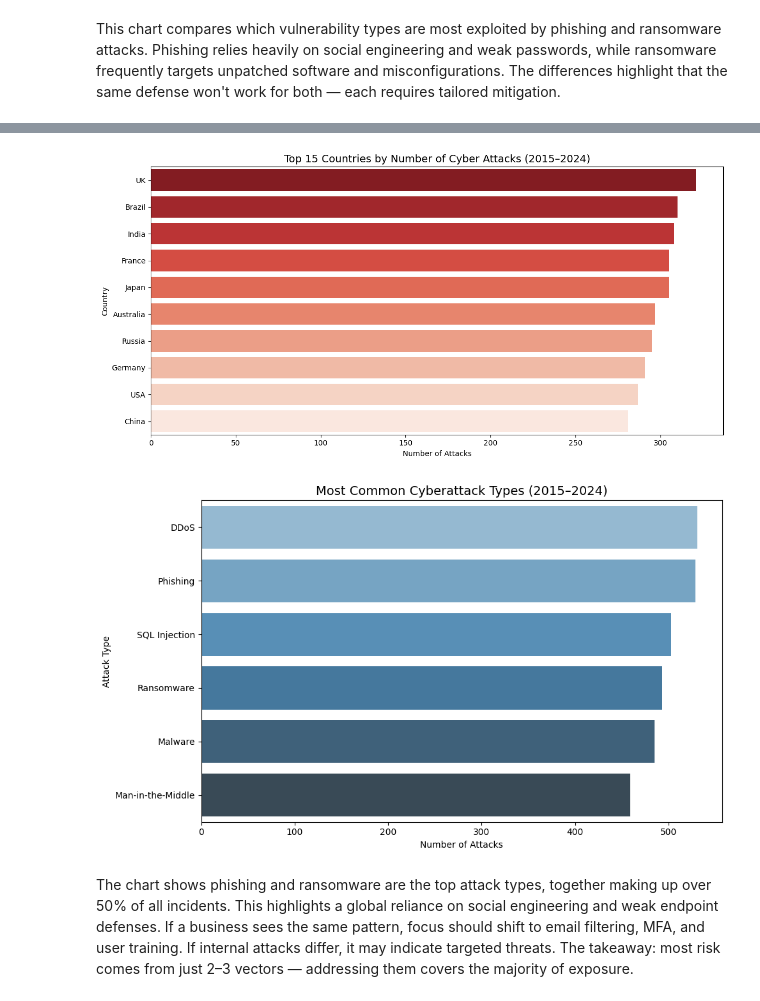
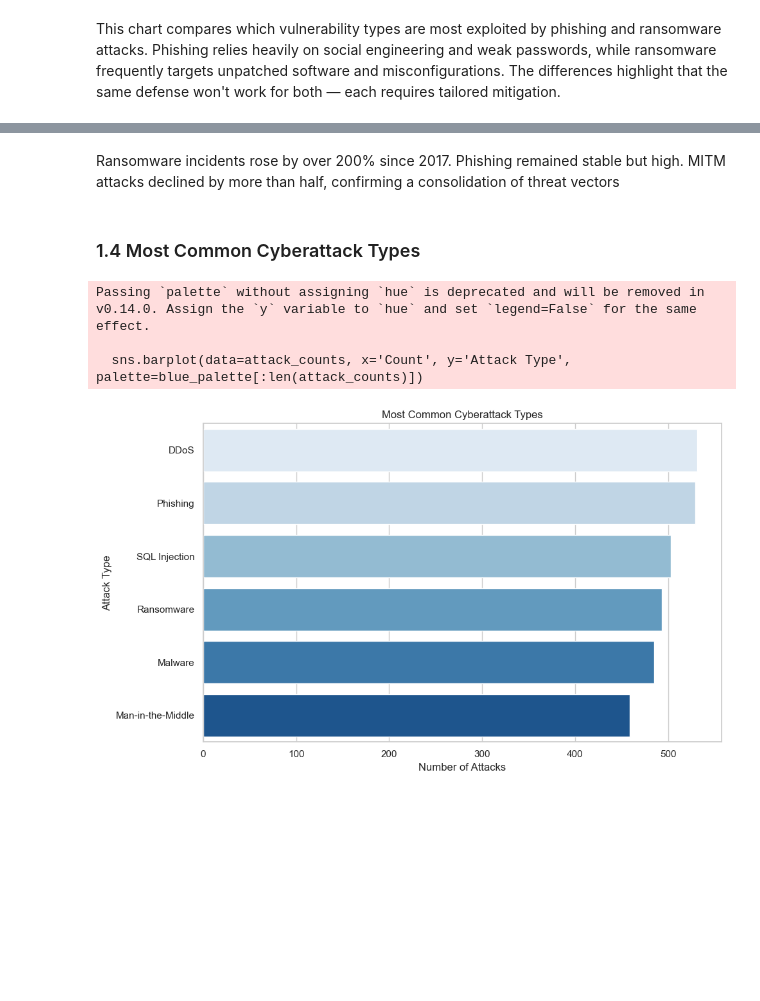
Before and after one commit to dolludaa/Global-Cybersecurity-Threats-2015-2024, a Jupyter notebook: business_analysis.ipynb, the cells around one changed output, grey strips where cells are left out. Cells and saved outputs as stored; diff of their text form; code cells hidden in the pictures; blank space fills up the shorter version.

```diff
--- a/business_analysis.ipynb
+++ b/business_analysis.ipynb
@@ -46,6 +46,9 @@ import pandas as pd
 import matplotlib.pyplot as plt
 import seaborn as sns
 import numpy as np
+
+sns.set(style="whitegrid")
+palette = sns.color_palette("Set2")
 # %% [markdown]
 ### Data Source:
 https://www.kaggle.com/datasets/atharvasoundankar/global-cybersecurity-threats-2015-2024
@@ -66,18 +69,14 @@ df.head()
 # %%
 attack_trends = df.groupby(['Year', 'Attack Type']).size().unstack(fill_value=0)
-attack_percent = attack_trends.div(attack_trends.sum(axis=1), axis=0) * 100
+attack_types = attack_trends.columns.tolist()
+blue_palette = sns.color_palette("Blues", len(attack_types))
 
 plt.figure(figsize=(12, 6))
 bottom = np.zeros(len(attack_trends))
 
-for col in attack_trends.columns:
-    values = attack_trends[col].values
-    plt.bar(attack_trends.index, values, bottom=bottom, label=col)
-    for i, val in enumerate(values):
-        percent = attack_percent[col].iloc[i]
-        if percent > 5:
-            plt.text(attack_trends.index[i], bottom[i] + val / 2, f'{percent:.0f}%', ha='center', va='center', fontsize=8, color='white')
-    bottom += values
+for i, col in enumerate(attack_types):
+    plt.bar(attack_trends.index, attack_trends[col], bottom=bottom, label=col, color=blue_palette[i])
+    bottom += attack_trends[col].values
 
 plt.title('Cyberattack Composition by Type (Stacked by Year)')
 plt.xlabel('Year')
@@ -116,43 +131,20 @@ The differences highlight that the same defense won't work for both — each req
+# %% [markdown]
+Ransomware incidents rose by over 200% since 2017. Phishing remained stable but high. MITM attacks declined by more than half, confirming a consolidation of threat vectors
+# %% [markdown]
+### 1.4 Most Common Cyberattack Types
 # %%
-attack_by_country = df['Country'].value_counts().reset_index()
-attack_by_country.columns = ['Country', 'Attack Count']
-top_countries = attack_by_country.head(15)
+attack_counts = df['Attack Type'].value_counts().reset_index()
+attack_counts.columns = ['Attack Type', 'Count']
 
-plt.figure(figsize=(12, 6))
-sns.barplot(
-    data=top_countries,
-    x='Attack Count',
-    y='Country',
-    hue='Country',
-    palette='Reds_r',
-    legend=False
-)
-plt.title('Top 15 Countries by Number of Cyber Attacks (2015–2024)', fontsize=14)
+plt.figure(figsize=(10, 6))
+sns.barplot(data=attack_counts, x='Count', y='Attack Type', palette=blue_palette[:len(attack_counts)])
+plt.title('Most Common Cyberattack Types')
 plt.xlabel('Number of Attacks')
-plt.ylabel('Country')
+plt.ylabel('Attack Type')
 plt.tight_layout()
 plt.show()
 # %% [output]
+Passing `palette` without assigning `hue` is deprecated and will be removed in v0.14.0. Assign the `y` variable to `hue` and set `legend=False` for the same effect.
+
+  sns.barplot(data=attack_counts, x='Count', y='Attack Type', palette=blue_palette[:len(attack_counts)])
-[figure, old version]
+[figure, new version]
-# %%
-attack_types = df['Attack Type'].value_counts().reset_index()
-attack_types.columns = ['Attack Type', 'Count']
-
-plt.figure(figsize=(10, 6))
-sns.barplot(
-    data=attack_types,
-    x='Count',
-    y='Attack Type',
-    hue='Attack Type',
-    palette='Blues_d',
-    legend=False
-)
-plt.title('Most Common Cyberattack Types (2015–2024)', fontsize=14)
-plt.xlabel('Number of Attacks')
-plt.ylabel('Attack Type')
-plt.tight_layout()
-plt.show()
-# %% [output]
-[figure, removed]
-# %% [markdown]
-The chart shows phishing and ransomware are the top attack types, together making up over 50% of all incidents. This highlights a global reliance on social engineering and weak endpoint defenses. If a business sees the same pattern, focus should shift to email filtering, MFA, and user training. If internal attacks differ, it may indicate targeted threats. The takeaway: most risk comes from just 2–3 vectors — addressing them covers the majority of exposure.
```
Also changed, not shown: parts of 21 cells of this notebook.
